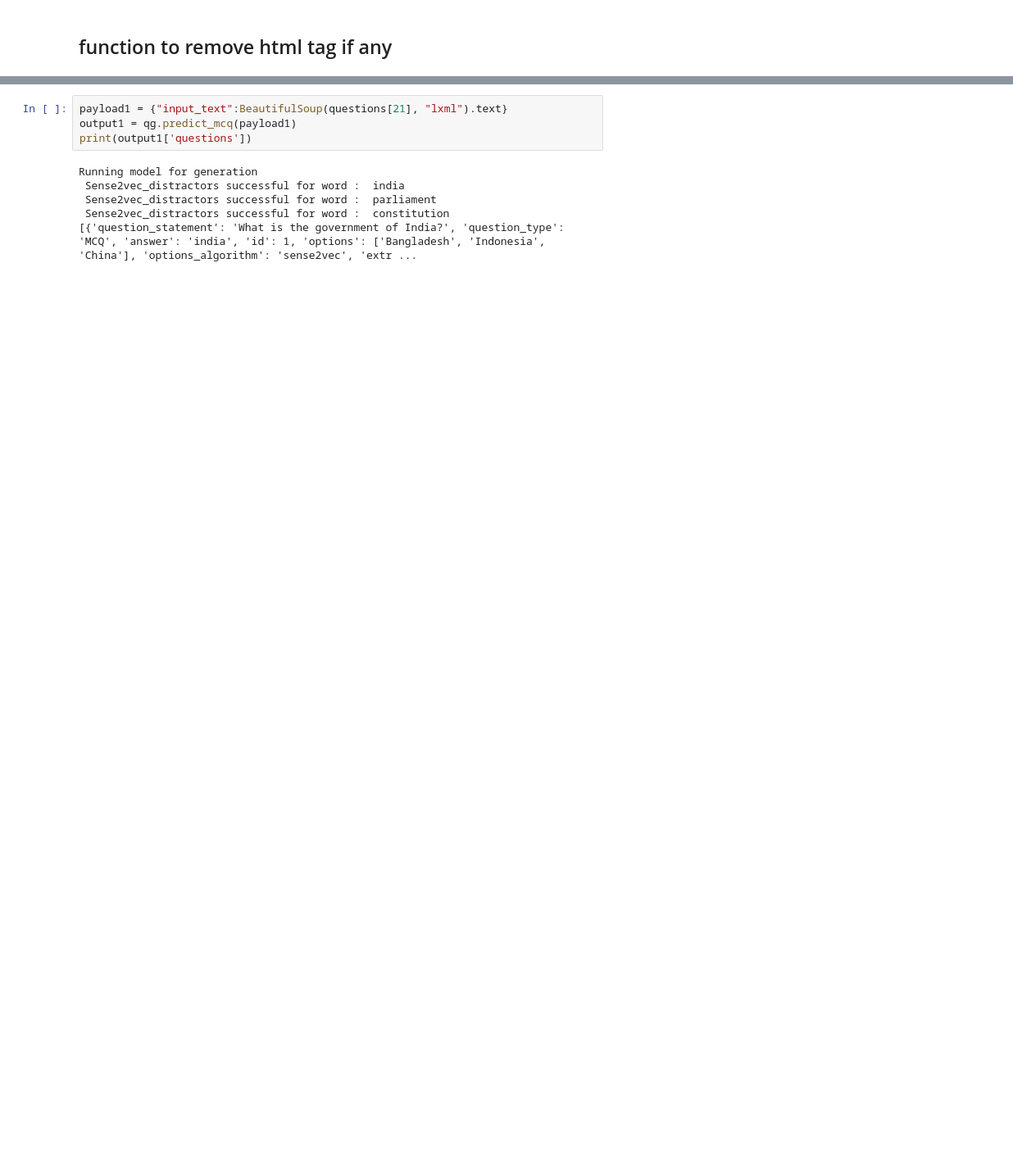
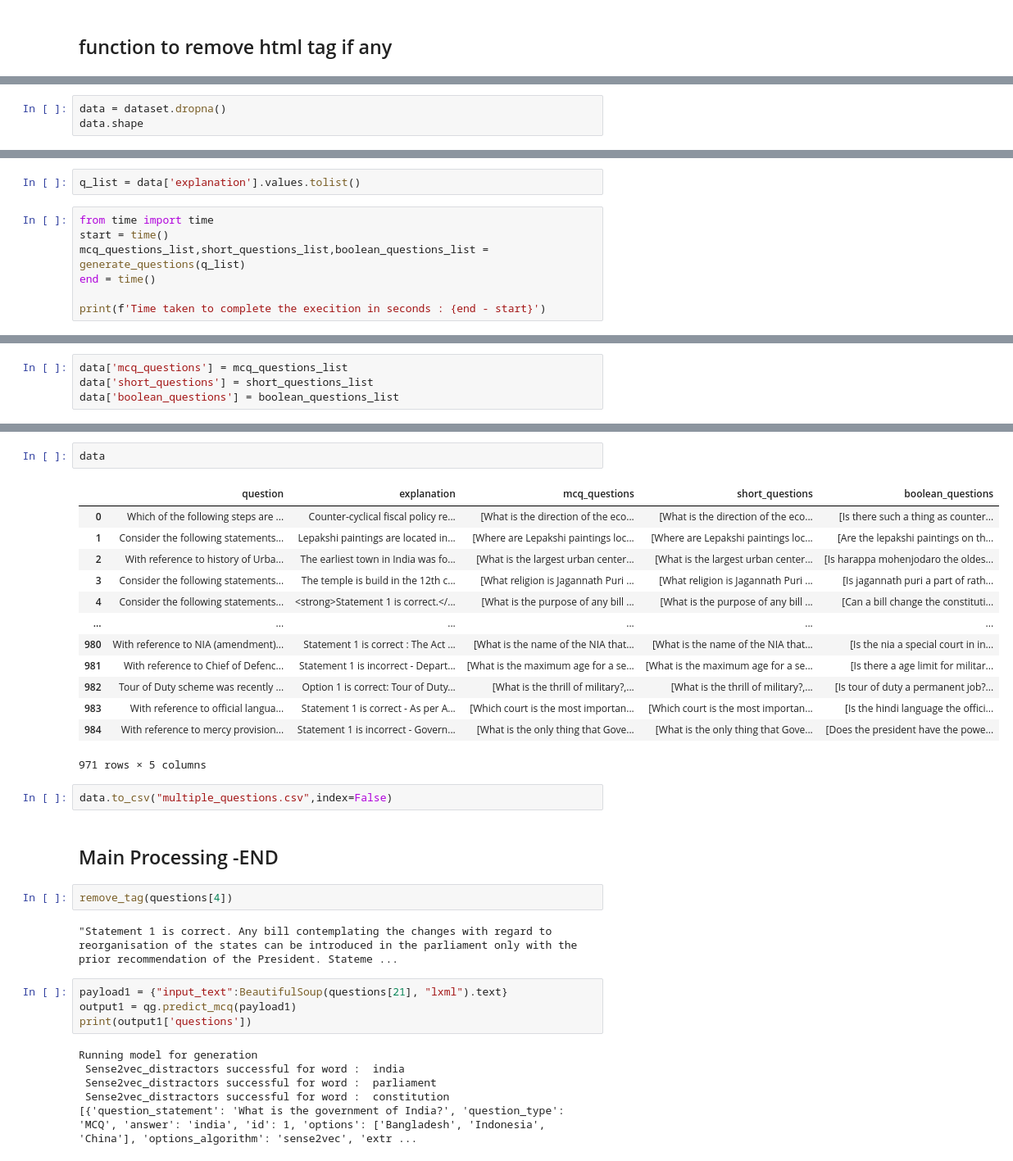
Before and after one commit to plaban1981/POCs, a Jupyter notebook: Question_Generation_edtech_poc.ipynb, the cells around one changed output, grey strips where cells are left out. Shown at 82% size. Saved outputs shown, nothing was run; the diff lists cells and outputs as text; blank space fills up the shorter version.

```diff
--- a/Question_Generation_edtech_poc.ipynb
+++ b/Question_Generation_edtech_poc.ipynb
@@ -187,0 +324,3 @@ payload ={"input_text":cleantext}
+# %%
+data = dataset.dropna()
+data.shape
@@ -187,0 +329,9 @@ payload ={"input_text":cleantext}
+# %%
+q_list = data['explanation'].values.tolist()
+# %%
+from time import time
+start = time()
+mcq_questions_list,short_questions_list,boolean_questions_list = generate_questions(q_list)
+end = time()
+
+print(f'Time taken to complete the execition in seconds : {end - start}')
@@ -187,0 +445,4 @@ payload ={"input_text":cleantext}
+# %%
+data['mcq_questions'] = mcq_questions_list
+data['short_questions'] = short_questions_list
+data['boolean_questions'] = boolean_questions_list
@@ -188,3 +465,27 @@ payload ={"input_text":cleantext}
+# %%
+data
+# %% [output]
+|  | question | explanation | mcq_questions | short_questions | boolean_questions |
+| 0 | Which of the following steps are ... | Counter-cyclical fiscal policy re... | [What is the direction of the eco... | [What is the direction of the eco... | [Is there such a thing as counter... |
+| 1 | Consider the following statements... | Lepakshi paintings are located in... | [Where are Lepakshi paintings loc... | [Where are Lepakshi paintings loc... | [Are the lepakshi paintings on th... |
+| 2 | With reference to history of Urba... | The earliest town in India was fo... | [What is the largest urban center... | [What is the largest urban center... | [Is harappa mohenjodaro the oldes... |
+| 3 | Consider the following statements... | The temple is build in the 12th c... | [What religion is Jagannath Puri ... | [What religion is Jagannath Puri ... | [Is jagannath puri a part of rath... |
+| 4 | Consider the following statements... | <strong>Statement 1 is correct.</... | [What is the purpose of any bill ... | [What is the purpose of any bill ... | [Can a bill change the constituti... |
+| ... | ... | ... | ... | ... | ... |
+| 980 | With reference to NIA (amendment)... | Statement 1 is correct : The Act ... | [What is the name of the NIA that... | [What is the name of the NIA that... | [Is the nia a special court in in... |
+| 981 | With reference to Chief of Defenc... | Statement 1 is incorrect - Depart... | [What is the maximum age for a se... | [What is the maximum age for a se... | [Is there a age limit for militar... |
+| 982 | Tour of Duty scheme was recently ... | Option 1 is correct: Tour of Duty... | [What is the thrill of military?,... | [What is the thrill of military?,... | [Is tour of duty a permanent job?... |
+| 983 | With reference to official langua... | Statement 1 is correct - As per A... | [Which court is the most importan... | [Which court is the most importan... | [Is the hindi language the offici... |
+| 984 | With reference to mercy provision... | Statement 1 is incorrect - Govern... | [What is the only thing that Gove... | [What is the only thing that Gove... | [Does the president have the powe... |
+971 rows × 5 columns
+# %%
+data.to_csv("multiple_questions.csv",index=False)
+# %% [markdown]
+## Main Processing -END
+# %%
+remove_tag(questions[4])
+# %% [output]
+"Statement 1 is correct. Any bill contemplating the changes with regard to reorganisation of the states can be introduced in the parliament only with the prior recommendation of the President. Stateme ...
 # %%
 payload1 = {"input_text":BeautifulSoup(questions[21], "lxml").text}
 output1 = qg.predict_mcq(payload1)
```
Also changed, not shown: parts of 48 cells of this notebook.
